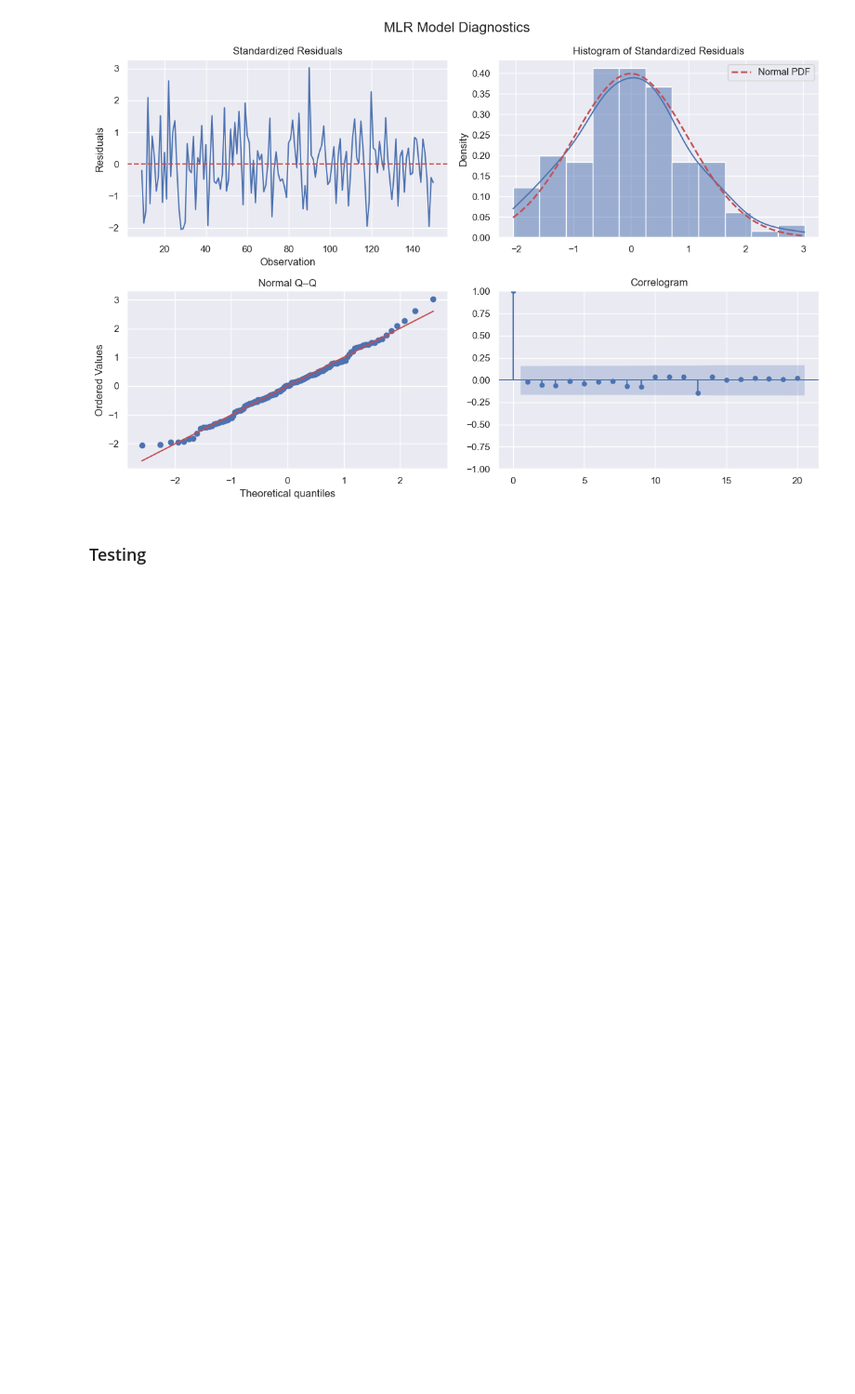
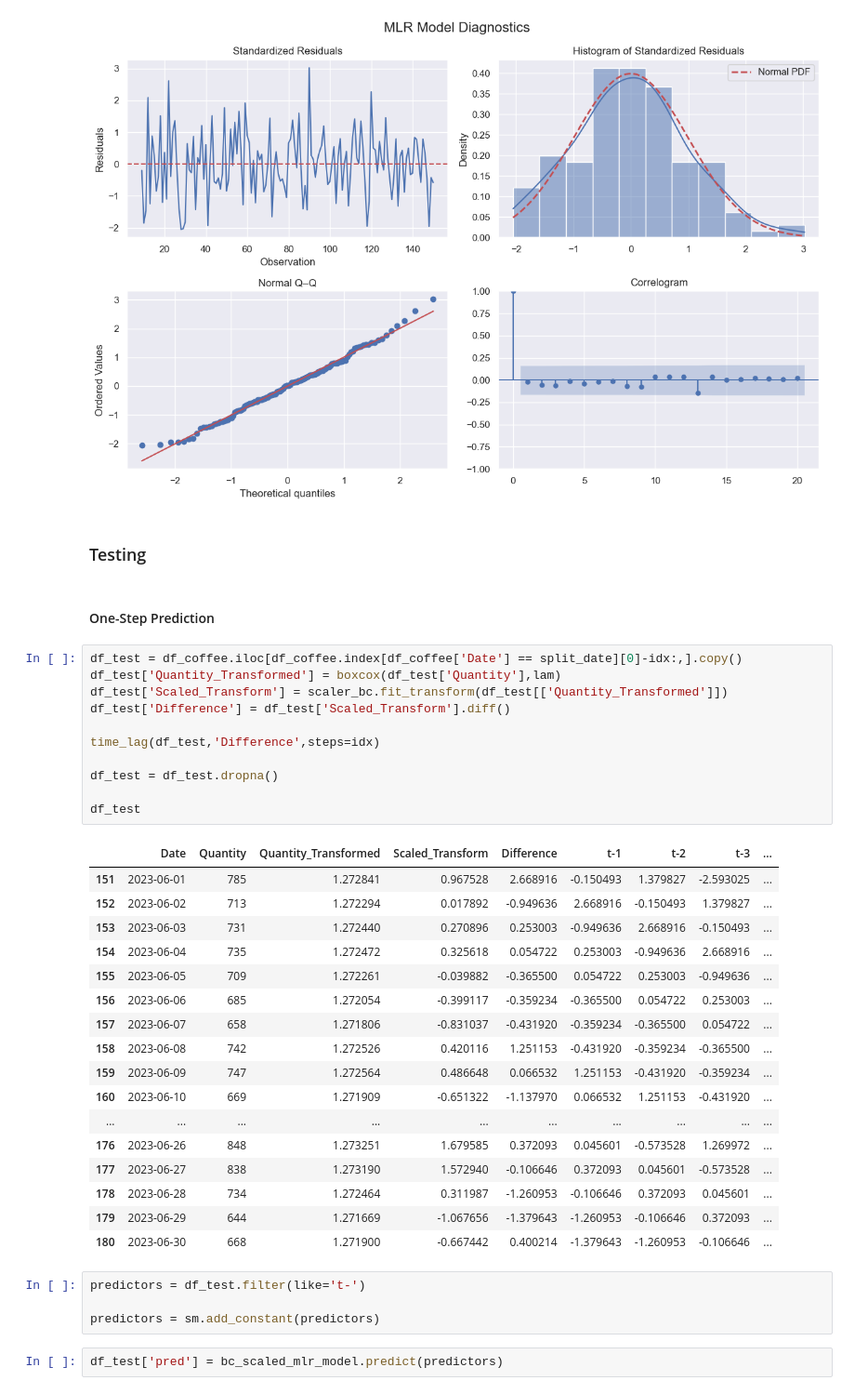
Before and after one commit to Murphysics1/masters_capstone, a Jupyter notebook: Coffee_MLR_Model.ipynb, the cells around one changed output. Shown: that part at 93% size. Saved outputs shown, nothing was run; the diff lists cells and outputs as text; blank space fills up the shorter version.

```diff
--- a/Coffee_MLR_Model.ipynb
+++ b/Coffee_MLR_Model.ipynb
@@ -198,3 +198,40 @@ plt.show()
 [figure]
 # %% [markdown]
 ### Testing
+# %% [markdown]
+#### One-Step Prediction
+# %%
+df_test = df_coffee.iloc[df_coffee.index[df_coffee['Date'] == split_date][0]-idx:,].copy()
+df_test['Quantity_Transformed'] = boxcox(df_test['Quantity'],lam)
+df_test['Scaled_Transform'] = scaler_bc.fit_transform(df_test[['Quantity_Transformed']])
+df_test['Difference'] = df_test['Scaled_Transform'].diff()
+
+time_lag(df_test,'Difference',steps=idx)
+
+df_test = df_test.dropna()
+
+df_test
+# %% [output]
+|  | Date | Quantity | Quantity_Transformed | Scaled_Transform | Difference | t-1 | t-2 | t-3 | ... |
+| 151 | 2023-06-01 | 785 | 1.272841 | 0.967528 | 2.668916 | -0.150493 | 1.379827 | -2.593025 | ... |
+| 152 | 2023-06-02 | 713 | 1.272294 | 0.017892 | -0.949636 | 2.668916 | -0.150493 | 1.379827 | ... |
+| 153 | 2023-06-03 | 731 | 1.272440 | 0.270896 | 0.253003 | -0.949636 | 2.668916 | -0.150493 | ... |
+| 154 | 2023-06-04 | 735 | 1.272472 | 0.325618 | 0.054722 | 0.253003 | -0.949636 | 2.668916 | ... |
+| 155 | 2023-06-05 | 709 | 1.272261 | -0.039882 | -0.365500 | 0.054722 | 0.253003 | -0.949636 | ... |
+| 156 | 2023-06-06 | 685 | 1.272054 | -0.399117 | -0.359234 | -0.365500 | 0.054722 | 0.253003 | ... |
+| 157 | 2023-06-07 | 658 | 1.271806 | -0.831037 | -0.431920 | -0.359234 | -0.365500 | 0.054722 | ... |
+| 158 | 2023-06-08 | 742 | 1.272526 | 0.420116 | 1.251153 | -0.431920 | -0.359234 | -0.365500 | ... |
+| 159 | 2023-06-09 | 747 | 1.272564 | 0.486648 | 0.066532 | 1.251153 | -0.431920 | -0.359234 | ... |
+| 160 | 2023-06-10 | 669 | 1.271909 | -0.651322 | -1.137970 | 0.066532 | 1.251153 | -0.431920 | ... |
+| ... | ... | ... | ... | ... | ... | ... | ... | ... | ... |
+| 176 | 2023-06-26 | 848 | 1.273251 | 1.679585 | 0.372093 | 0.045601 | -0.573528 | 1.269972 | ... |
+| 177 | 2023-06-27 | 838 | 1.273190 | 1.572940 | -0.106646 | 0.372093 | 0.045601 | -0.573528 | ... |
+| 178 | 2023-06-28 | 734 | 1.272464 | 0.311987 | -1.260953 | -0.106646 | 0.372093 | 0.045601 | ... |
+| 179 | 2023-06-29 | 644 | 1.271669 | -1.067656 | -1.379643 | -1.260953 | -0.106646 | 0.372093 | ... |
+| 180 | 2023-06-30 | 668 | 1.271900 | -0.667442 | 0.400214 | -1.379643 | -1.260953 | -0.106646 | ... |
+# %%
+predictors = df_test.filter(like='t-')
+
+predictors = sm.add_constant(predictors)
+# %%
+df_test['pred'] = bc_scaled_mlr_model.predict(predictors)
```
Also changed, not shown: parts of 15 cells of this notebook.
